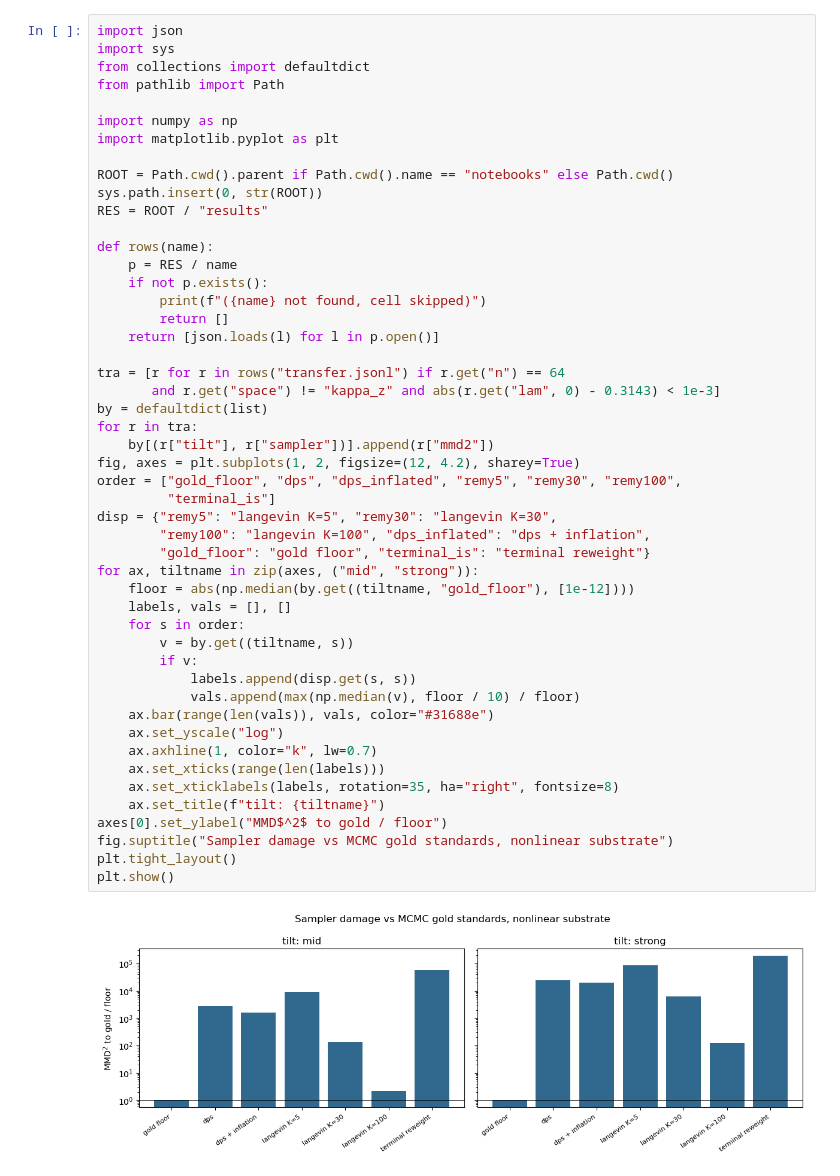
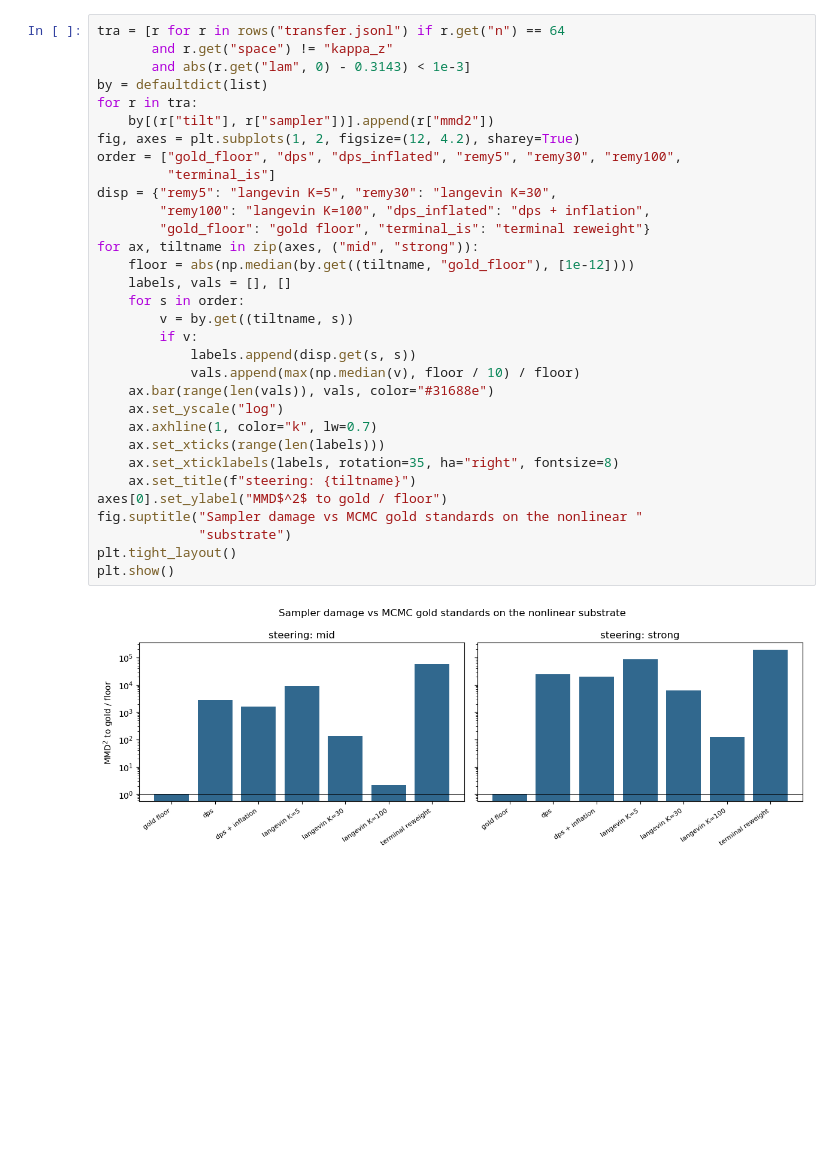
Before and after one commit to AndreasTersenov/tilt-audit, a Jupyter notebook: notebooks/04_gold_standards_and_transfer.ipynb, the cells around one changed output. Drawn from its saved outputs; the diff is of its cells as text; blank space fills up the shorter version.

```diff
--- a/notebooks/04_gold_standards_and_transfer.ipynb
+++ b/notebooks/04_gold_standards_and_transfer.ipynb
@@ -25,51 +104,34 @@ cross-check, and a seed-independence gate, and the whole apparatus repeats at
 # %%
-import json
-import sys
-from collections import defaultdict
-from pathlib import Path
-
-import numpy as np
-import matplotlib.pyplot as plt
-
-ROOT = Path.cwd().parent if Path.cwd().name == "notebooks" else Path.cwd()
-sys.path.insert(0, str(ROOT))
-RES = ROOT / "results"
-
-def rows(name):
-    p = RES / name
-    if not p.exists():
-        print(f"({name} not found, cell skipped)")
-        return []
-    return [json.loads(l) for l in p.open()]
-
 tra = [r for r in rows("transfer.jsonl") if r.get("n") == 64
-       and r.get("space") != "kappa_z" and abs(r.get("lam", 0) - 0.3143) < 1e-3]
+       and r.get("space") != "kappa_z"
+       and abs(r.get("lam", 0) - 0.3143) < 1e-3]
 by = defaultdict(list)
 for r in tra:
     by[(r["tilt"], r["sampler"])].append(r["mmd2"])
 fig, axes = plt.subplots(1, 2, figsize=(12, 4.2), sharey=True)
 order = ["gold_floor", "dps", "dps_inflated", "remy5", "remy30", "remy100",
          "terminal_is"]
 disp = {"remy5": "langevin K=5", "remy30": "langevin K=30",
         "remy100": "langevin K=100", "dps_inflated": "dps + inflation",
         "gold_floor": "gold floor", "terminal_is": "terminal reweight"}
 for ax, tiltname in zip(axes, ("mid", "strong")):
     floor = abs(np.median(by.get((tiltname, "gold_floor"), [1e-12])))
     labels, vals = [], []
     for s in order:
         v = by.get((tiltname, s))
         if v:
             labels.append(disp.get(s, s))
             vals.append(max(np.median(v), floor / 10) / floor)
     ax.bar(range(len(vals)), vals, color="#31688e")
     ax.set_yscale("log")
     ax.axhline(1, color="k", lw=0.7)
     ax.set_xticks(range(len(labels)))
     ax.set_xticklabels(labels, rotation=35, ha="right", fontsize=8)
-    ax.set_title(f"tilt: {tiltname}")
+    ax.set_title(f"steering: {tiltname}")
 axes[0].set_ylabel("MMD$^2$ to gold / floor")
-fig.suptitle("Sampler damage vs MCMC gold standards, nonlinear substrate")
+fig.suptitle("Sampler damage vs MCMC gold standards on the nonlinear "
+             "substrate")
 plt.tight_layout()
 plt.show()
 # %% [output]
-[figure, old version]
+[figure, new version]
```
Also changed, not shown: parts of 12 cells of this notebook, 4 other files.
